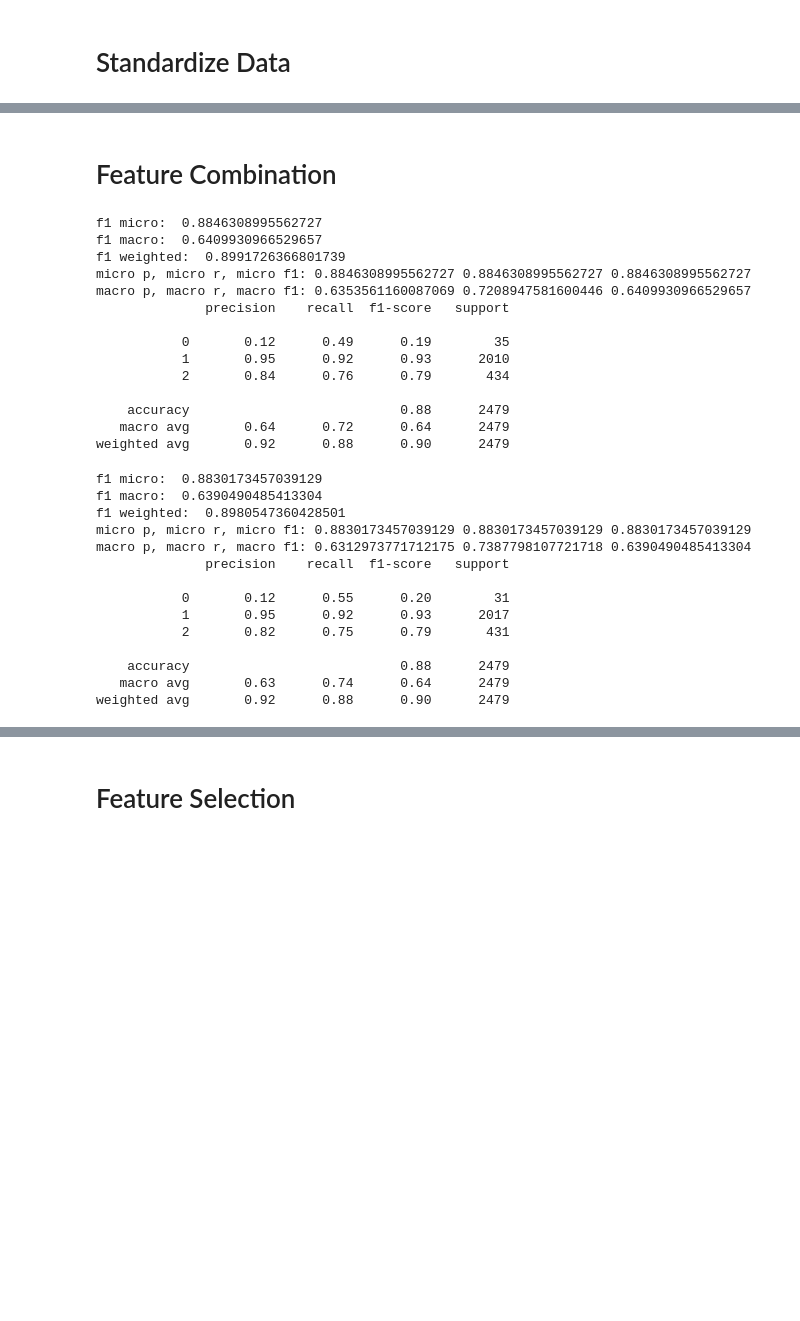
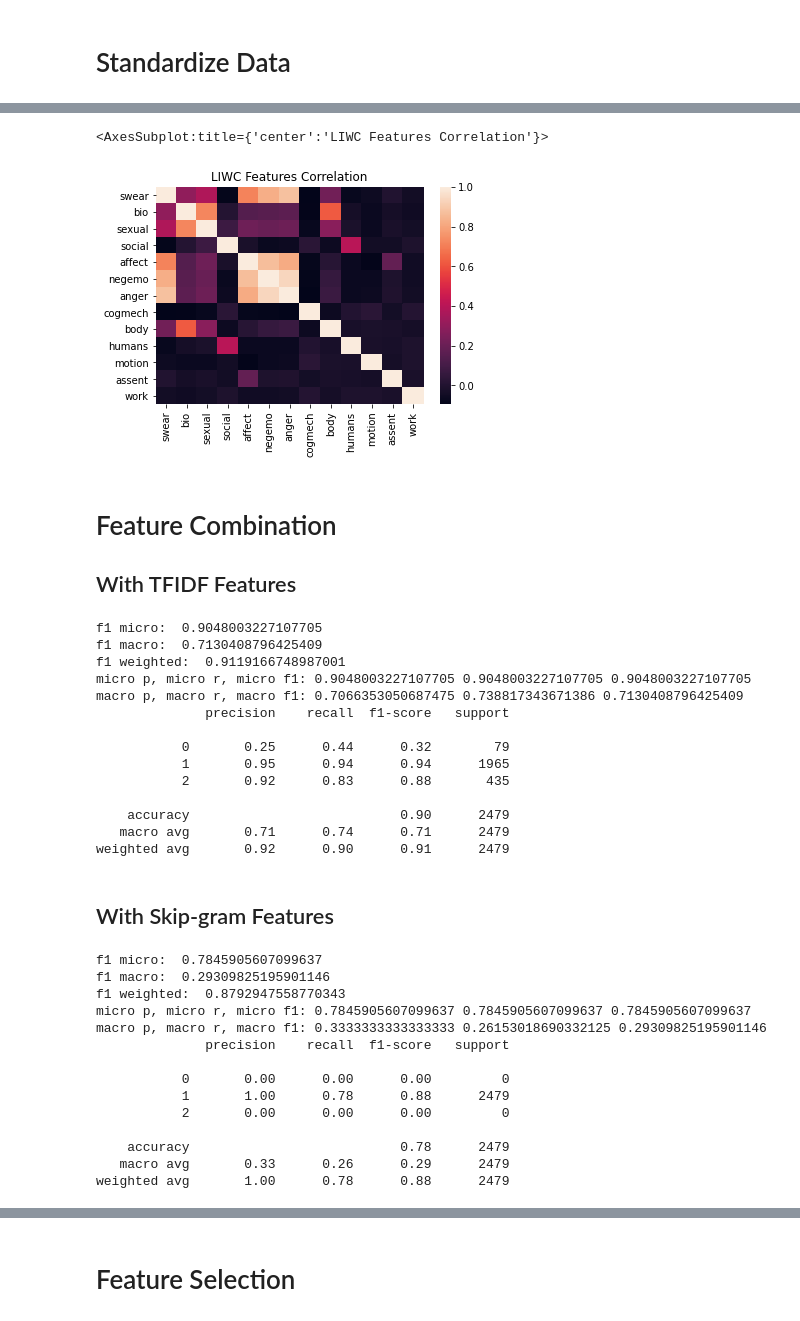
Before and after one commit to YuetongLiu/Hate_Speech_and_Offensive_Language, a Jupyter notebook: code/Logistic_n_SVM.ipynb, the cells around one changed output, grey strips where cells are left out. Drawn from its saved outputs; the diff is of its cells as text; code cells hidden in the pictures; blank space fills up the shorter version.

```diff
--- a/code/Logistic_n_SVM.ipynb
+++ b/code/Logistic_n_SVM.ipynb
@@ -93,40 +104,52 @@ X_liwc_ski_train, X_liwc_ski_test = pd.concat([X_ski_train, X_liwc_train], axis=
+# %%
+ax = plt.axes()
+ax.set_title('LIWC Features Correlation')
+corr = liwc_train.corr()
+sns.heatmap(corr, ax = ax)
+# %% [output]
+<AxesSubplot:title={'center':'LIWC Features Correlation'}>
+[figure, added]
 # %% [markdown]
 # Feature Combination
+
+## With TFIDF Features
 # %%
-model = LogisticRegression(max_iter = 2000).fit(X_all_train, y_train)
-y_preds = model.predict(X_all_test)
+model = LogisticRegression(max_iter = 2000).fit(tfidf_train, y_train)
+y_preds = model.predict(tfidf_test)
 evaluation(y_preds, y_test)
 # %% [output]
-f1 micro:  0.8846308995562727
-f1 macro:  0.6409930966529657
-f1 weighted:  0.8991726366801739
-micro p, micro r, micro f1: 0.8846308995562727 0.8846308995562727 0.8846308995562727
-macro p, macro r, macro f1: 0.6353561160087069 0.7208947581600446 0.6409930966529657
+f1 micro:  0.9048003227107705
+f1 macro:  0.7130408796425409
+f1 weighted:  0.9119166748987001
+micro p, micro r, micro f1: 0.9048003227107705 0.9048003227107705 0.9048003227107705
+macro p, macro r, macro f1: 0.7066353050687475 0.738817343671386 0.7130408796425409
               precision    recall  f1-score   support
 
-           0       0.12      0.49      0.19        35
-           1       0.95      0.92      0.93      2010
-           2       0.84      0.76      0.79       434
+           0       0.25      0.44      0.32        79
+           1       0.95      0.94      0.94      1965
+           2       0.92      0.83      0.88       435
 
-    accuracy                           0.88      2479
-   macro avg       0.64      0.72      0.64      2479
-weighted avg       0.92      0.88      0.90      2479
+    accuracy                           0.90      2479
+   macro avg       0.71      0.74      0.71      2479
+weighted avg       0.92      0.90      0.91      2479
+# %% [markdown]
+## With Skip-gram Features
 # %%
-model = LogisticRegression(max_iter = 2000).fit(X_ski_train, y_train)
-y_preds = model.predict(X_ski_test)
+model = LogisticRegression(max_iter = 2000).fit(ski_train, y_train)
+y_preds = model.predict(ski_test)
 evaluation(y_preds, y_test)
 # %% [output]
-f1 micro:  0.8830173457039129
-f1 macro:  0.6390490485413304
-f1 weighted:  0.8980547360428501
-micro p, micro r, micro f1: 0.8830173457039129 0.8830173457039129 0.8830173457039129
-macro p, macro r, macro f1: 0.6312973771712175 0.7387798107721718 0.6390490485413304
+f1 micro:  0.7845905607099637
+f1 macro:  0.29309825195901146
+f1 weighted:  0.8792947558770343
+micro p, micro r, micro f1: 0.7845905607099637 0.7845905607099637 0.7845905607099637
+macro p, macro r, macro f1: 0.3333333333333333 0.26153018690332125 0.29309825195901146
               precision    recall  f1-score   support
 
-           0       0.12      0.55      0.20        31
-           1       0.95      0.92      0.93      2017
-           2       0.82      0.75      0.79       431
+           0       0.00      0.00      0.00         0
+           1       1.00      0.78      0.88      2479
+           2       0.00      0.00      0.00         0
 
-    accuracy                           0.88      2479
-   macro avg       0.63      0.74      0.64      2479
-weighted avg       0.92      0.88      0.90      2479
+    accuracy                           0.78      2479
+   macro avg       0.33      0.26      0.29      2479
+weighted avg       1.00      0.78      0.88      2479
```
Also changed, not shown: parts of 31 cells of this notebook, 15 other files.
